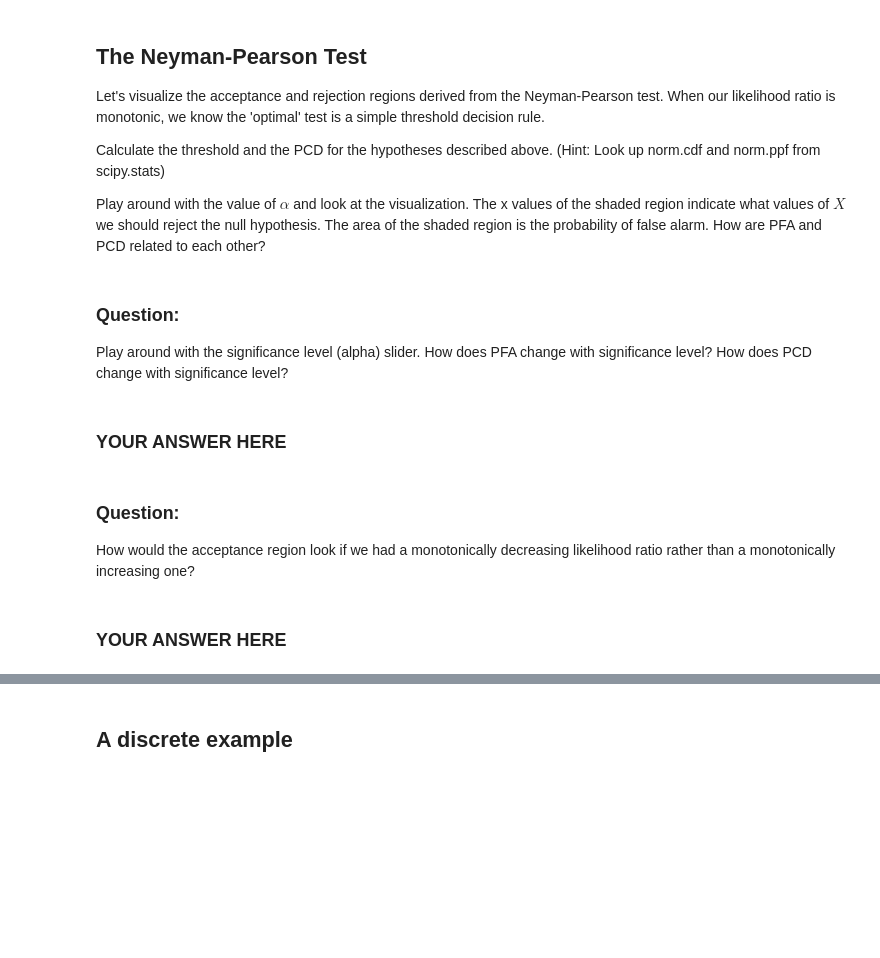
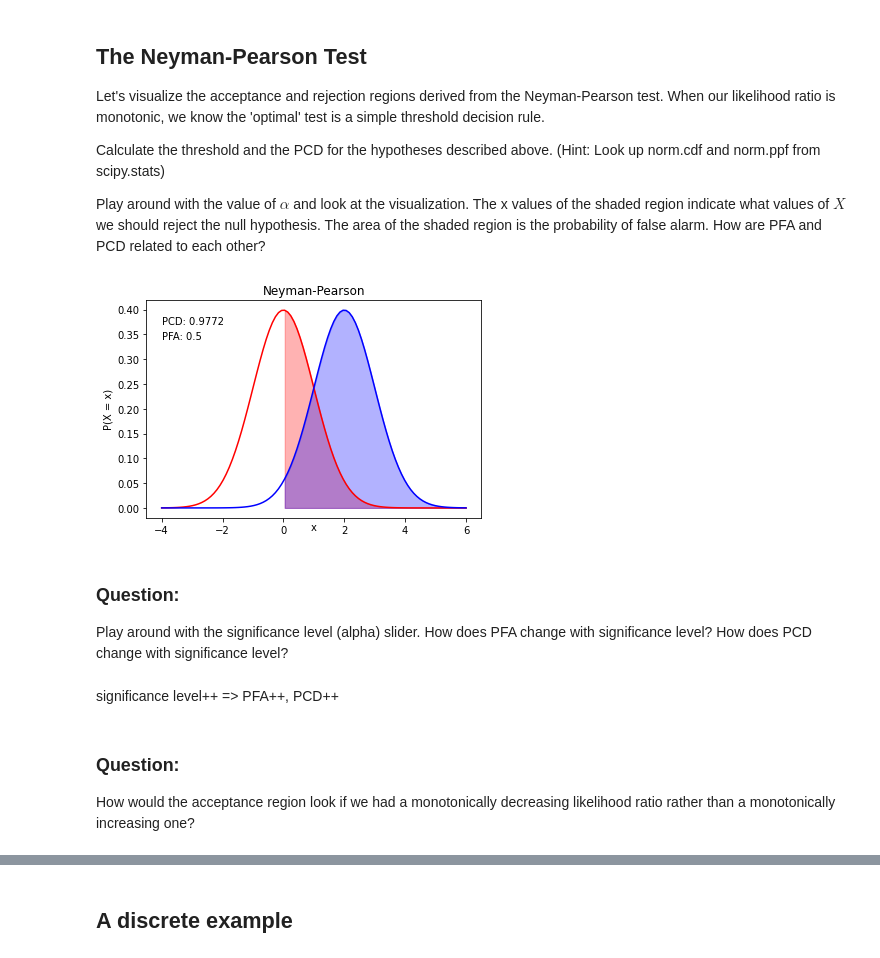
Before and after one commit to PKUFlyingPig/EECS126, a Jupyter notebook: labs/my_solution/lab8/hypotesting.ipynb, the cells around one changed output, grey strips where cells are left out. Drawn from its saved outputs; the diff is of its cells as text; code cells hidden in the pictures; blank space fills up the shorter version.

```diff
--- a/labs/my_solution/lab8/hypotesting.ipynb
+++ b/labs/my_solution/lab8/hypotesting.ipynb
@@ -86,7 +92,7 @@ from scipy.stats import norm
 # Returns the NP threshold for the continuous example above for a given significance level alpha.
 def get_threshold(alpha):
     ### BEGIN SOLUTION
-
+    threshold = norm.ppf(1 - alpha)
     ### END SOLUTION
     return threshold
 
@@ -94,48 +100,50 @@ def get_threshold(alpha):
 # given a threshold (for a decision rule).
 def get_pcd(threshold):
     ### BEGIN SOLUTION
-
+    pcd = 1 - norm.cdf(threshold - 2)
     ### END SOLUTION
     return pcd
 # %%
 mu0 = 0
 mu1 = 2
 variance = 1
 sigma = math.sqrt(variance)
 x = np.linspace(1 - 5*sigma, 1 + 5*sigma, 100)
 y0 = scipy.stats.norm.pdf(x, mu0, sigma)
 y1 = scipy.stats.norm.pdf(x, mu1, sigma)
 
 fig, (ax1) = plt.subplots(1)
 
 ax1.set_title('Neyman-Pearson')
 ax1.plot(x, y0, color='red', label='H0')
 ax1.plot(x, y1, color='blue', label='H1')
 ax1.set_xlabel('x')
 ax1.xaxis.set_label_coords(0.5, -0.02)
 ax1.set_ylabel('P(X = x)')
 pcd_text = plt.text(-4, 0.37, 'PCD: ')
 pfa_text = plt.text(-4, 0.34, 'PFA: ')
 
-plt.show()
-
-@interact(alpha=0.0)
+#@interact(alpha=0.0)
 def update_figure(alpha):
     threshold = get_threshold(alpha)
-    ax1.fill_between(x, 0, y0, where=(True), color='white', alpha=1)
-    ax1.fill_between(x, 0, y1, where=(True), color='white', alpha=1)
+    ax1.fill_between(x, 0, y0, where=([True]*100), color='white', alpha=1)
+    ax1.fill_between(x, 0, y1, where=([True]*100), color='white', alpha=1)
     ax1.fill_between(x, 0, y0, where=(x>threshold), color='red', alpha=0.3)
     ax1.fill_between(x, 0, y1, where=(x>threshold), color='blue', alpha=0.3)
     pcd = get_pcd(threshold)
     pcd_text.set_text('PCD: {}'.format(np.around(pcd, decimals=4)))
     pfa_text.set_text('PFA: {}'.format(np.around(alpha, decimals=4)))
+
+alpha = 0.5
+update_figure(alpha=alpha)
+plt.show()
+# %% [output]
+[figure, added]
 # %% [markdown]
 ### Question:
 Play around with the significance level (alpha) slider. How does PFA change with significance level? How does PCD change with significance level?
-# %% [markdown]
-### YOUR ANSWER HERE
+# %% [markdown]
+significance level++ => PFA++, PCD++
 # %% [markdown]
 ### Question:
 How would the acceptance region look if we had a monotonically decreasing likelihood ratio rather than a monotonically increasing one?
-# %% [markdown]
-### YOUR ANSWER HERE
```
Also changed, not shown: parts of 39 cells of this notebook.
